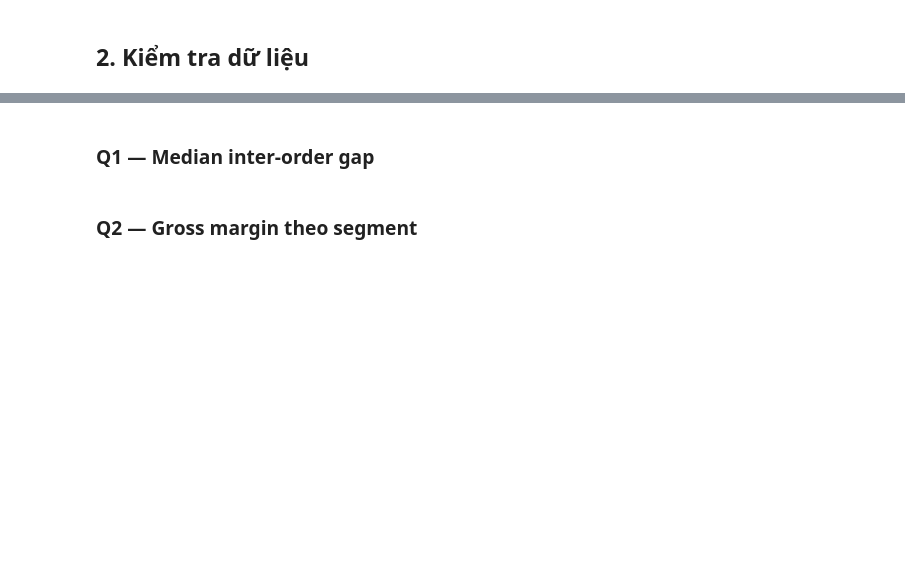
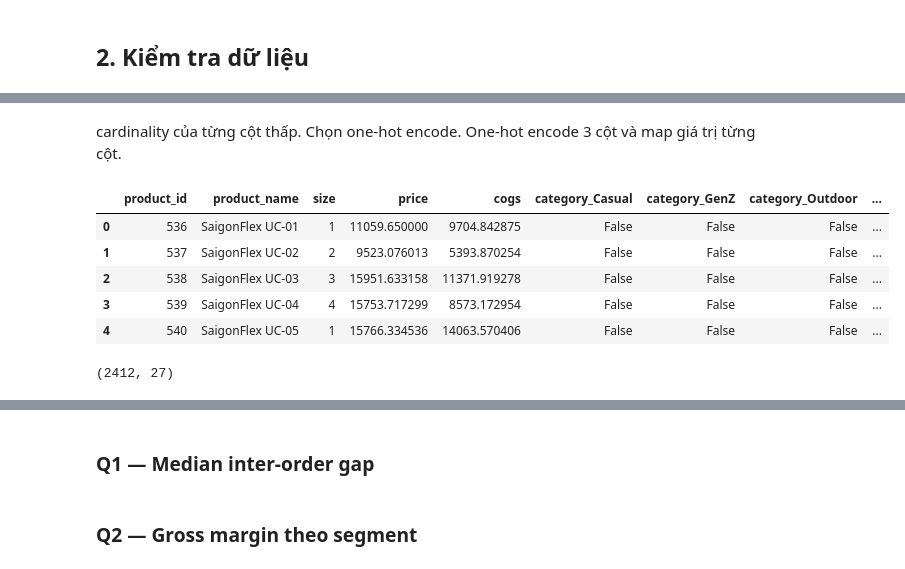
Before and after one commit to xandertrinhnam31-afk/Lanh-It-s-Du-Lieu, a Jupyter notebook: notebooks/01_data_loading_and_mcq.ipynb, the cells around one changed output, grey strips where cells are left out. Saved outputs shown, nothing was run; the diff lists cells and outputs as text; code cells hidden in the pictures; blank space fills up the shorter version.

```diff
--- a/notebooks/01_data_loading_and_mcq.ipynb
+++ b/notebooks/01_data_loading_and_mcq.ipynb
@@ -46,0 +98,4 @@ display(check_duplicates(dfs))
+# %%
+size_map = {'S': 1, 'M': 2, 'L': 3, 'XL': 4, 'XXL': 5}
+# %%
+products['size'] = products['size'].map(size_map).fillna(0)
@@ -46,0 +122,19 @@ display(check_duplicates(dfs))
+# %% [markdown]
+cardinality của từng cột thấp. Chọn one-hot encode.
+One-hot encode 3 cột và map giá trị từng cột.
+# %%
+cols_to_encode = ['category', 'segment', 'color']
+products = pd.get_dummies(products, columns=cols_to_encode)
+# %%
+products.head()
+# %% [output]
+|  | product_id | product_name | size | price | cogs | category_Casual | category_GenZ | category_Outdoor | ... |
+| 0 | 536 | SaigonFlex UC-01 | 1 | 11059.650000 | 9704.842875 | False | False | False | ... |
+| 1 | 537 | SaigonFlex UC-02 | 2 | 9523.076013 | 5393.870254 | False | False | False | ... |
+| 2 | 538 | SaigonFlex UC-03 | 3 | 15951.633158 | 11371.919278 | False | False | False | ... |
+| 3 | 539 | SaigonFlex UC-04 | 4 | 15753.717299 | 8573.172954 | False | False | False | ... |
+| 4 | 540 | SaigonFlex UC-05 | 1 | 15766.334536 | 14063.570406 | False | False | False | ... |
+# %%
+products.shape
+# %% [output]
+(2412, 27)
```
Also changed, not shown: parts of 56 cells of this notebook, 15 other files.
